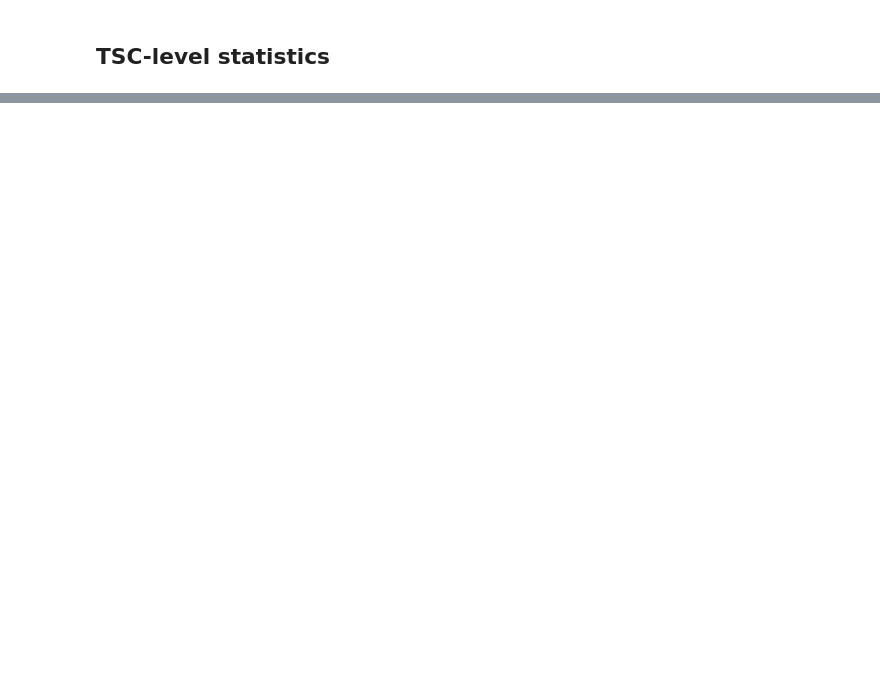
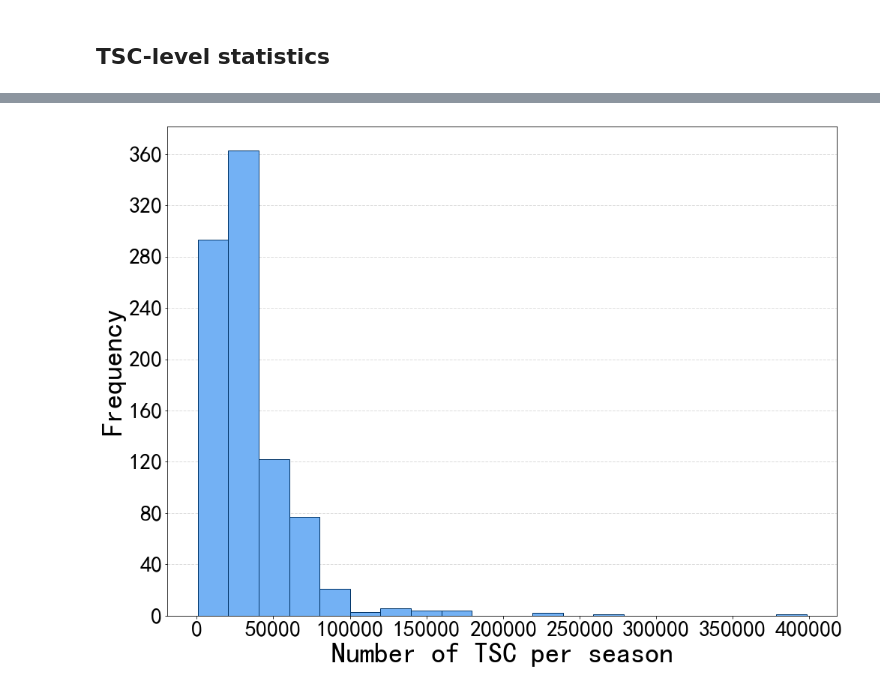
Before and after one commit to Viscount/IUI-Paper, a Jupyter notebook: data-stats/stats.ipynb, the cells around one changed output, grey strips where cells are left out. Drawn from its saved outputs; the diff is of its cells as text; code cells hidden in the pictures; blank space fills up the shorter version.

```diff
--- a/data-stats/stats.ipynb
+++ b/data-stats/stats.ipynb
@@ -148,10 +183,19 @@ print('averge：{:.0f} TSC per season'.format(season_danmaku_cnt.danmaku_cnt.mea
 # %%
 #number of TSC per season, 4a
 season_danmaku_cnt[season_danmaku_cnt.danmaku_cnt<400000]\
-    .danmaku_cnt.hist(bins=20, figsize=(10,6))
-plt.xlabel('Number of TSC per season', fontsize=20)
+    .danmaku_cnt.hist(bins=20, figsize=(16,12), grid=False, color=BLUE, edgecolor=DARK_BLUE)
+mpl.rc('xtick', labelsize=30)
+mpl.rc('ytick', labelsize=30)
+mpl.rcParams['axes.labelsize'] = 38
+plt.yticks(np.arange(0, 400, 40))
+ax = plt.gca()
+ax.set_axisbelow(True)
+ax.yaxis.grid(color=GRAY, linestyle='dashed', linewidth=1)
+plt.xlabel('Number of TSC per season')
 plt.ylabel('Frequency')
-plt.savefig('Figure 4a.pdf')
+plt.savefig('Figure_4a.pdf', bbox_inches='tight')
+# %% [output]
+[figure, added]
 # %%
 #distribution of TSC in episodes
 e_d = pd.read_sql("select episode_id, count(*) as danmaku_cnt from danmaku group by episode_id;",con=connect)
```
Also changed, not shown: parts of 14 cells of this notebook, 11 other files.
